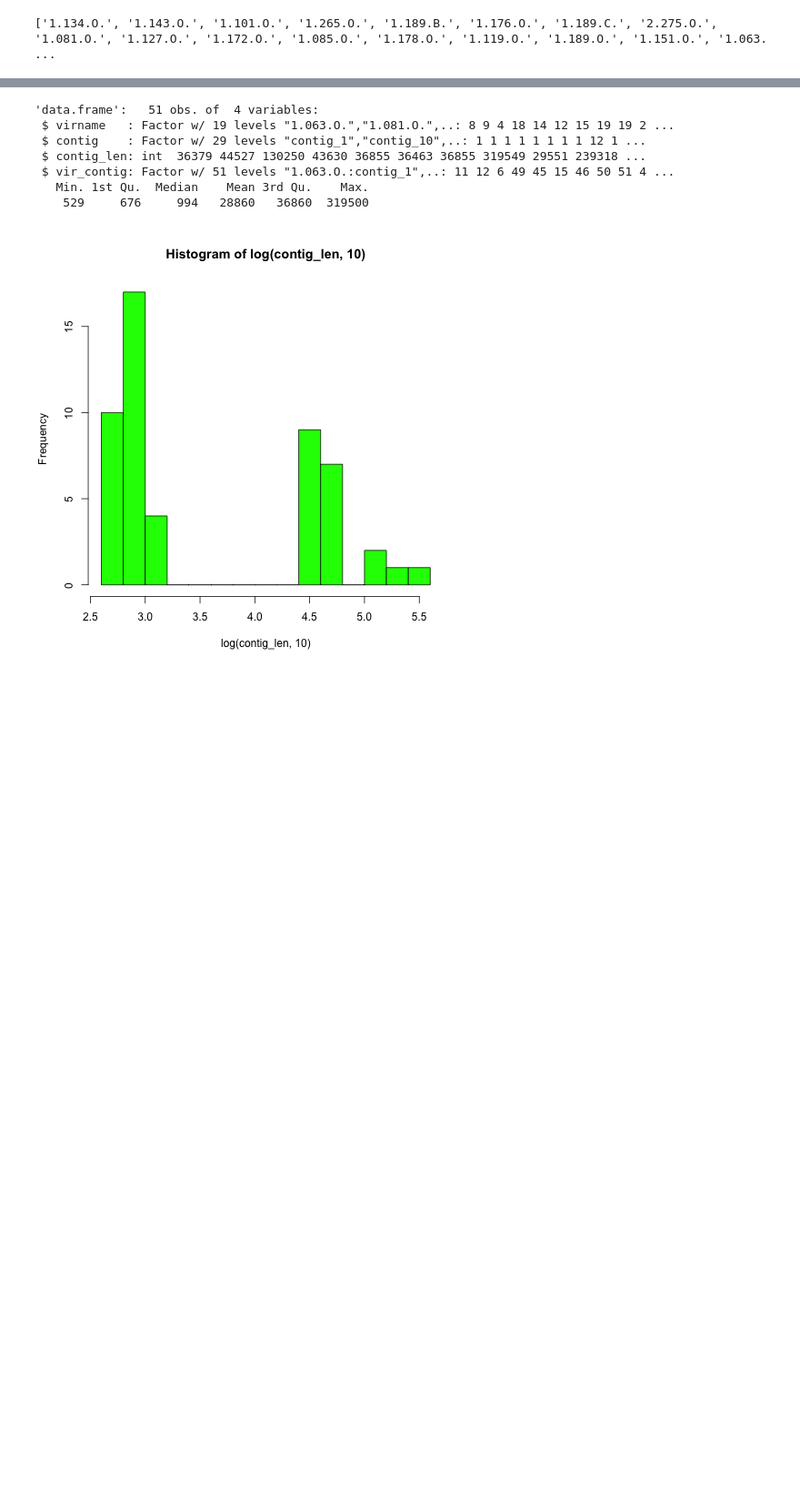
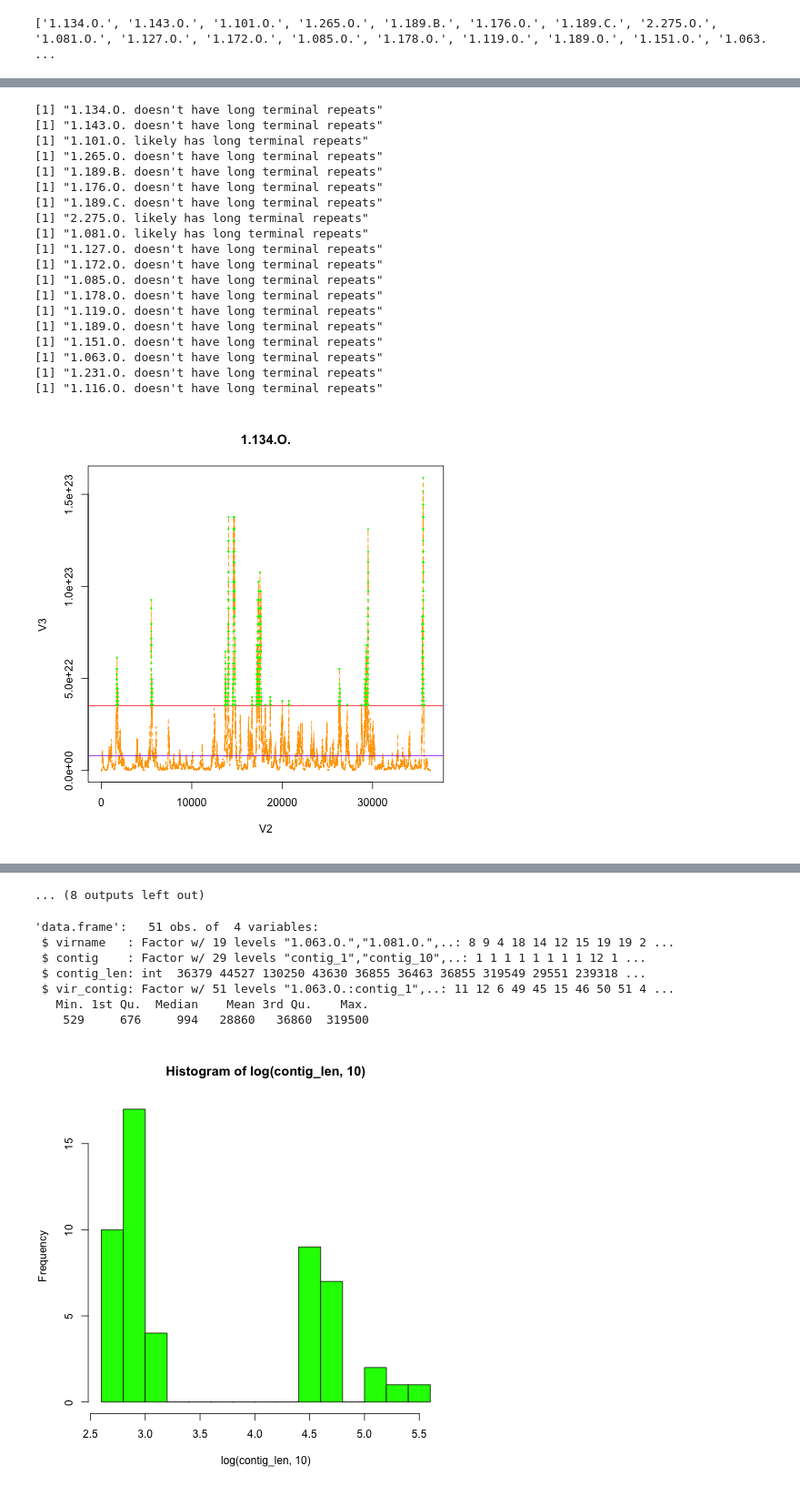
Before and after one commit to juliambrosman/nahant-genome-rearrangement, a Jupyter notebook: T4-like.ipynb, the cells around one changed output, grey strips where cells are left out. Shown at 91% size. Drawn from its saved outputs; the diff is of its cells as text; code cells hidden in the pictures; blank space fills up the shorter version.

```diff
--- a/T4-like.ipynb
+++ b/T4-like.ipynb
@@ -88,11 +57,58 @@ array(['ggplot2', 'dplyr', 'tools', 'stats', 'graphics', 'grDevices',
-# %%
-%%R -i grouplist
-#create coverage plots for each genome
-for (item in grouplist){
-    filename<-paste(item,"step1.contig1.genomecoverage.txt",sep="")
-    coverage<-read.table(filename, sep="\t")
-    pdf(paste(item,"step1.contig1.coverage.plot.pdf", sep=""))
-    with(coverage, plot(V2, V3, type="n",xlab="position",ylab="coverage", main=item))
-    with(coverage, lines(V2,V3))
-    dev.off()
-}
+# %%
+%%R -i grouplist
+#steps=c(10, 20, 30, 40, 50, 100, 200, 300, 500, 1000, 2000)
+
+stretch=10
+sd_factor=2
+
+ltr_candidate<-vector()
+ltr_start<-vector()
+ltr_stop<-vector()
+
+#create coverage plots for each genome
+for (item in grouplist){
+    filename<-paste(item,"step1.contig1.genomecoverage.txt",sep="")
+    coverage<-read.table(filename, sep="\t")
+    coverage$V3<-coverage$V3^stretch
+    above_ave<-coverage[coverage$V3>(mean(coverage$V3)+sd(coverage$V3)*sd_factor),]
+    above_ave$gaps<-c(diff(above_ave$V2),1)
+    size<-max(above_ave$V2)-min(above_ave$V2)
+    #with(above_ave, plot(V2, gaps, col="maroon", pch=19, xlim=c(0, max(coverage$V2)), main=paste(item, size,max(gaps), sep=":")))
+    if (size>300 & size <13000 & nrow(coverage)>100000){  #if statement for potential long terminal repeat phage
+        ltr_candidate<-c(ltr_candidate, item)
+        ltr_start<-c(ltr_start, min(above_ave$V2))
+        ltr_stop<-c(ltr_stop, max(above_ave$V2))
+        print(paste(item, "likely has long terminal repeats",sep=" "))
+        with(coverage, plot(V2, V3, type="l", lty=2, col="orange", main=paste(item, "*", sep="")))
+        abline(mean(coverage$V3),0, col="purple")
+        abline(mean(coverage$V3)+sd(coverage$V3)*sd_factor,0, col="red")
+        with(coverage[coverage$V3>(mean(coverage$V3)+sd(coverage$V3)*sd_factor),], points(V2, V3, col="green", cex=.2, pch=19))
+    } else {
+        print(paste(item, "doesn't have long terminal repeats", sep=" "))
+        with(coverage, plot(V2, V3, type="l", lty=2, col="orange", main=item))
+        abline(mean(coverage$V3),0, col="purple")
+        abline(mean(coverage$V3)+sd(coverage$V3)*sd_factor,0, col="red")
+        with(coverage[coverage$V3>(mean(coverage$V3)+sd(coverage$V3)*sd_factor),], points(V2, V3, col="green", cex=.2, pch=19))
+    }
+    }
+# %% [output]
+[1] "1.134.O. doesn't have long terminal repeats"
+[1] "1.143.O. doesn't have long terminal repeats"
+[1] "1.101.O. likely has long terminal repeats"
+[1] "1.265.O. doesn't have long terminal repeats"
+[1] "1.189.B. doesn't have long terminal repeats"
+[1] "1.176.O. doesn't have long terminal repeats"
+[1] "1.189.C. doesn't have long terminal repeats"
+[1] "2.275.O. likely has long terminal repeats"
+[1] "1.081.O. likely has long terminal repeats"
+[1] "1.127.O. doesn't have long terminal repeats"
+[1] "1.172.O. doesn't have long terminal repeats"
+[1] "1.085.O. doesn't have long terminal repeats"
+[1] "1.178.O. doesn't have long terminal repeats"
+[1] "1.119.O. doesn't have long terminal repeats"
+[1] "1.189.O. doesn't have long terminal repeats"
+[1] "1.151.O. doesn't have long terminal repeats"
+[1] "1.063.O. doesn't have long terminal repeats"
+[1] "1.231.O. doesn't have long terminal repeats"
+[1] "1.116.O. doesn't have long terminal repeats"
+[figure, added]
@@ -98,0 +125 @@ for (item in grouplist){
+... (8 outputs left out)
```
Also changed, not shown: parts of 9 cells of this notebook, 9 other files.
